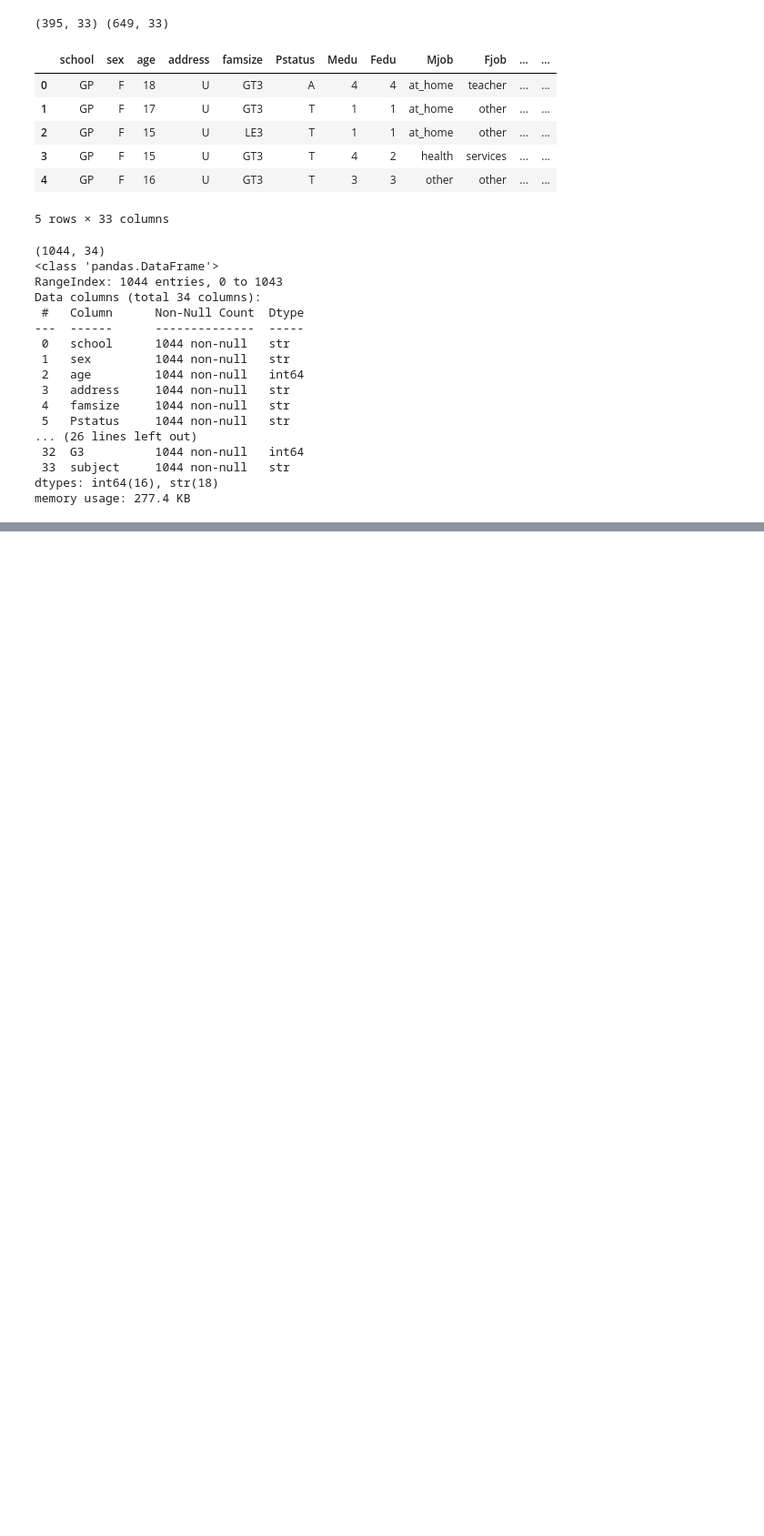
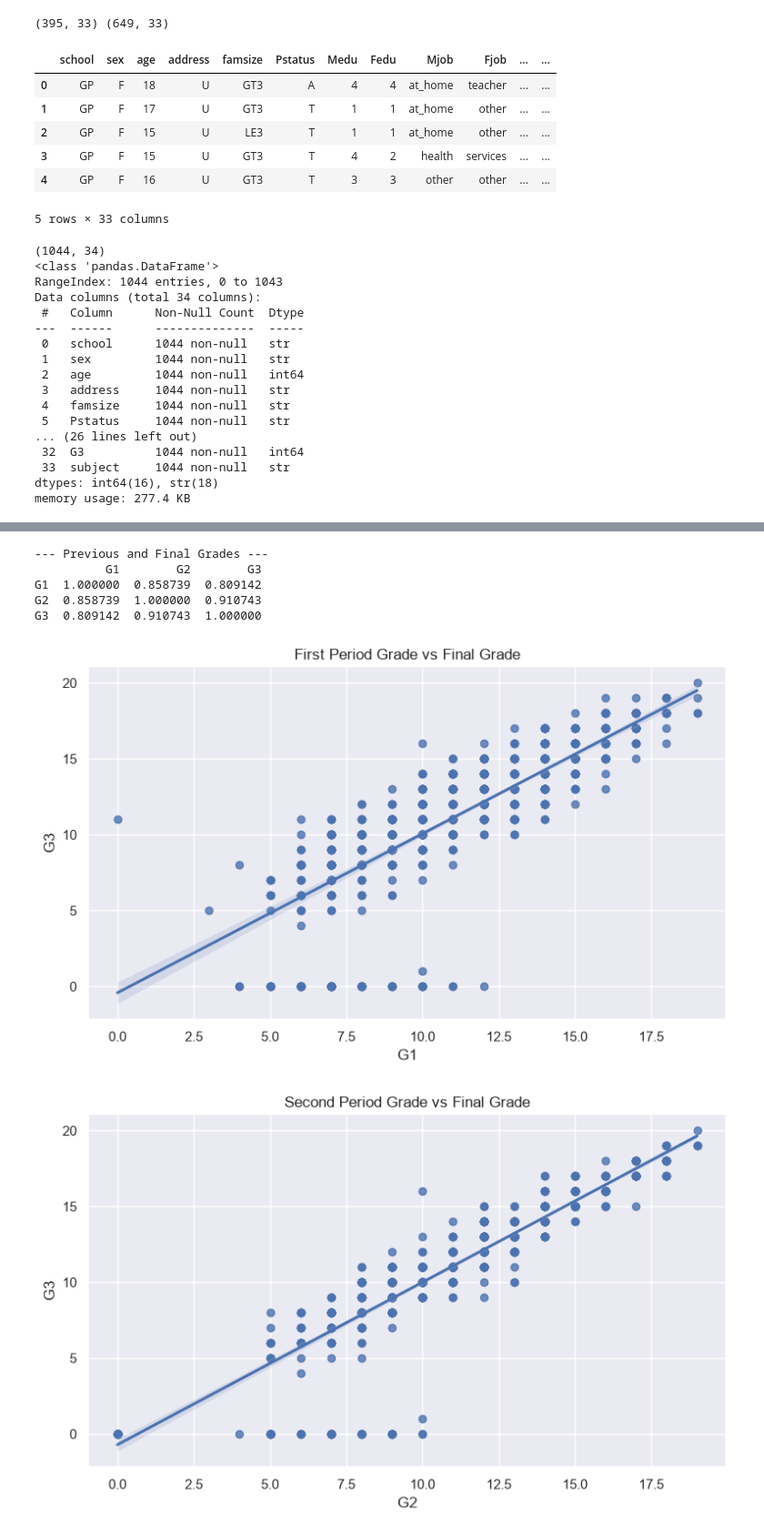
Before and after one commit to Sohan-grg/credit-card-fraud-detection, a Jupyter notebook: Project-02/notebook/Student.ipynb, the cells around one changed output, grey strips where cells are left out. Shown at 91% size. Drawn from its saved outputs; the diff is of its cells as text; code cells hidden in the pictures; blank space fills up the shorter version.

```diff
--- a/Project-02/notebook/Student.ipynb
+++ b/Project-02/notebook/Student.ipynb
@@ -68,0 +161,23 @@ Duplicates: 0
+# %%
+print("\n--- Previous and Final Grades ---")
+print(df[["G1", "G2", "G3"]].corr())
+
+plt.figure(figsize=(8, 5))
+sns.regplot(data=df, x="G1", y="G3")
+plt.title("First Period Grade vs Final Grade")
+plt.tight_layout()
+plt.show()
+
+plt.figure(figsize=(8, 5))
+sns.regplot(data=df, x="G2", y="G3")
+plt.title("Second Period Grade vs Final Grade")
+plt.tight_layout()
+plt.show()
+# %% [output]
+--- Previous and Final Grades ---
+          G1        G2        G3
+G1  1.000000  0.858739  0.809142
+G2  0.858739  1.000000  0.910743
+G3  0.809142  0.910743  1.000000
+[figure, added]
+[figure, added]
```
Also changed, not shown: parts of 9 cells of this notebook.
